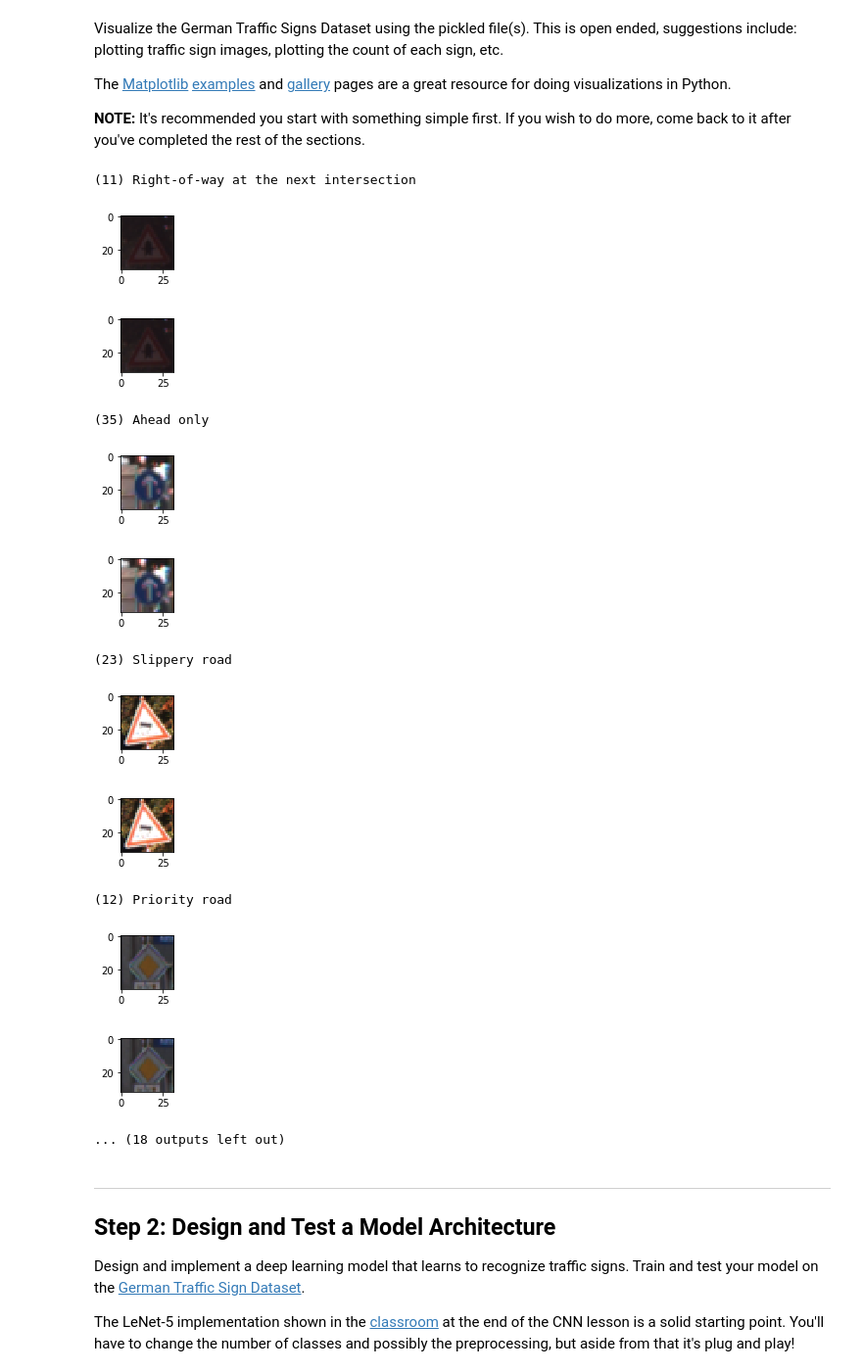
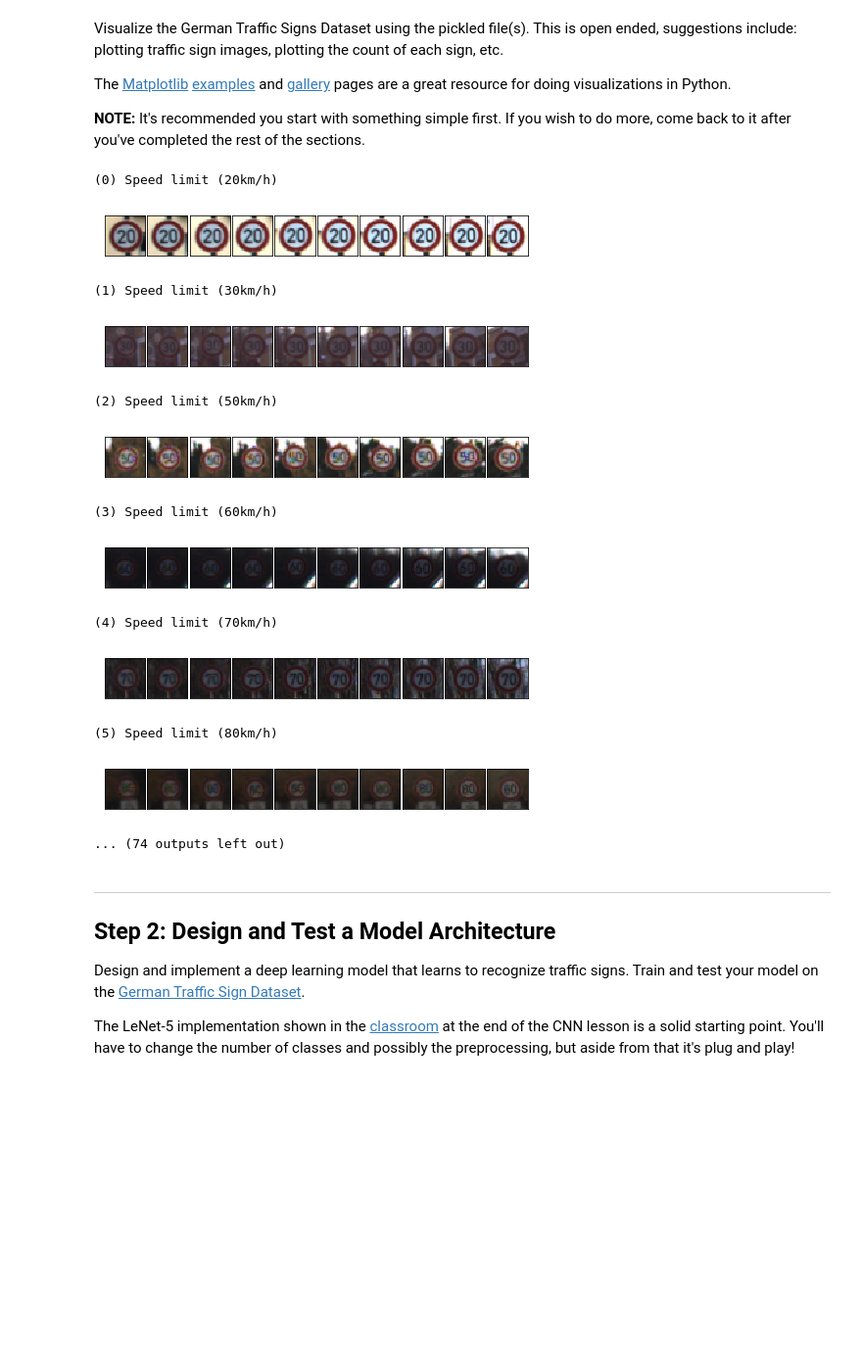
Before and after one commit to sumitkapoor/carnd_traffic_sign_project2, a Jupyter notebook: Traffic_Sign_Classifier.ipynb, the cells around one changed output. Shown at 98% size. Cells and saved outputs as stored; diff of their text form; code cells hidden in the pictures; blank space fills up the shorter version.

```diff
--- a/Traffic_Sign_Classifier.ipynb
+++ b/Traffic_Sign_Classifier.ipynb
@@ -27,10 +27,10 @@ import matplotlib.image as mpimg
 import cv2
 import os
 
-training_file = "./train.p"
-validation_file = "./valid.p"
-testing_file = "./test.p"
-signnames_file = "./signnames.csv"
+training_file = "./data/train.p"
+validation_file = "./data/valid.p"
+testing_file = "./data/test.p"
+signnames_file = "./data/signnames.csv"
 
 with open(training_file, mode='rb') as f:
     train = pickle.load(f)
@@ -119,34 +119,36 @@ The [Matplotlib](http://matplotlib.org/) [examples](http://matplotlib.org/exampl
 # %%
 ### Data exploration visualization code goes here.
 ### Feel free to use as many code cells as needed.
 import random
 import matplotlib.pyplot as plt
 # Visualizations will be shown in the notebook.
 %matplotlib inline
 
 
-for index in random.sample(range(len(X_train)), 10):
-    image = X_original_train[index].squeeze()
-    plt.figure(figsize=(1,1))
-    plt.imshow(image)
-    plt.figure(figsize=(1,1))
-    plt.imshow(image, cmap="gray")
-    print("(%s) %s" % (y_train[index], sign_names[y_train[index]]))
+for sign in range(43):
+    print("(%s) %s" % (sign, sign_names[sign]))
+    fig = plt.figure(figsize = (6, 1))
+    fig.subplots_adjust(left = 0, right = 1, bottom = 0, top = 1, hspace = 0.05, wspace = 0.05)
+    indices = [i for i, x in enumerate(y_train) if x == sign]
+    for i in range(min(len(indices), 10)):
+        axis = fig.add_subplot(1, 10, i + 1, xticks=[], yticks=[])
+        axis.imshow(X_train[indices[i]])
     plt.show()
+    print ()
 # %% [output]
-(11) Right-of-way at the next intersection
+(0) Speed limit (20km/h)
-[figure, old version]
+[figure, new version]
+(1) Speed limit (30km/h)
-[figure, old version]
+[figure, new version]
-(35) Ahead only
+(2) Speed limit (50km/h)
-[figure, old version]
+[figure, new version]
+(3) Speed limit (60km/h)
-[figure, old version]
+[figure, new version]
-(23) Slippery road
+(4) Speed limit (70km/h)
-[figure, old version]
+[figure, new version]
+(5) Speed limit (80km/h)
-[figure, old version]
+[figure, new version]
-(12) Priority road
-[figure, removed]
-[figure, removed]
-... (18 outputs left out)
+... (74 outputs left out)
 # %% [markdown]
 ----
 
```
Also changed, not shown: parts of 17 cells of this notebook, 8 other files.
